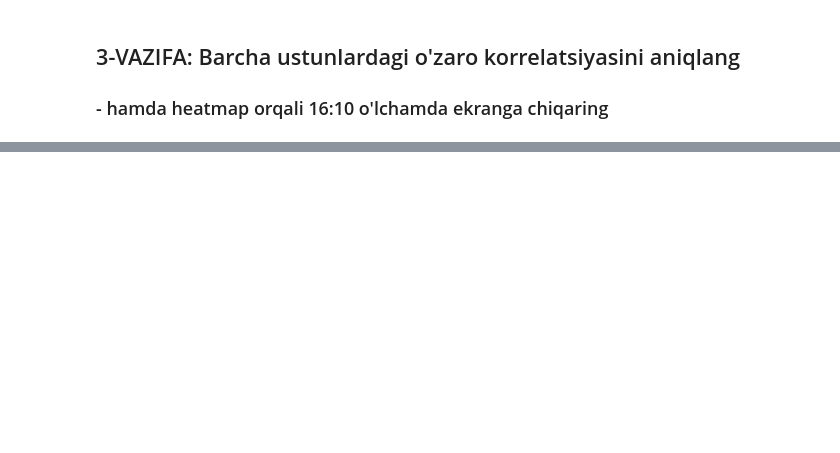
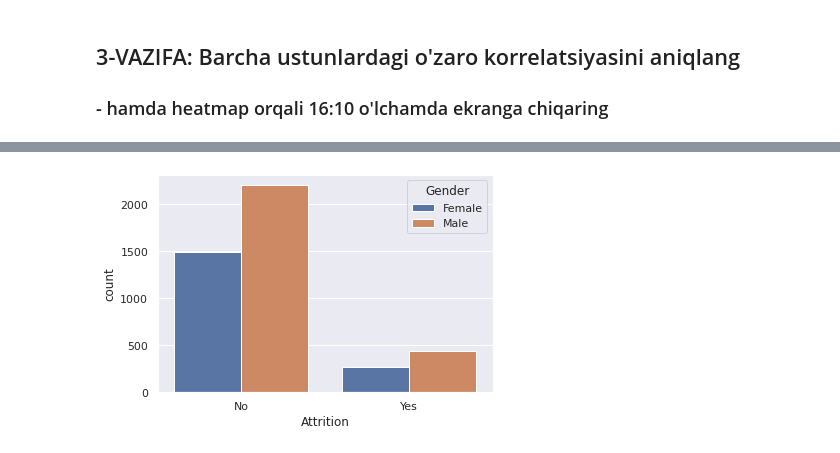
Before and after one commit to Shahzodgithub/virtualization_final_task, a Jupyter notebook: yakuniyAmaliyot_visualization.ipynb, the cells around one changed output, grey strips where cells are left out. Cells and saved outputs as stored; diff of their text form; code cells hidden in the pictures; blank space fills up the shorter version.

```diff
--- a/yakuniyAmaliyot_visualization.ipynb
+++ b/yakuniyAmaliyot_visualization.ipynb
@@ -80,3 +128,9 @@ ssl._create_default_https_context = ssl._create_unverified_context
+# %%
+# JAVOBNI SHUYERGA YOZING
+sns.countplot(data=data2,x='Attrition', hue='Gender')
+plt.show()
+# %% [output]
+[figure, added]
 # %% [markdown]
 ## 7-VAZIFA: Countplot() orqali Attrition ustunidagi ma'lumotlarni "Yes" "No" soniga ko'ra hamda jobLevel ustuniga bo'lingan holda ustunli grafikda tasvirlang.
 
```
Also changed, not shown: parts of 18 cells of this notebook.
